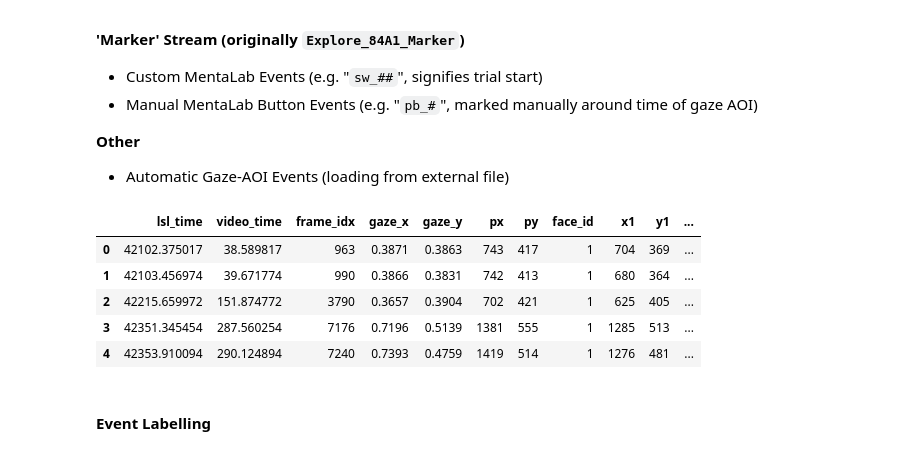
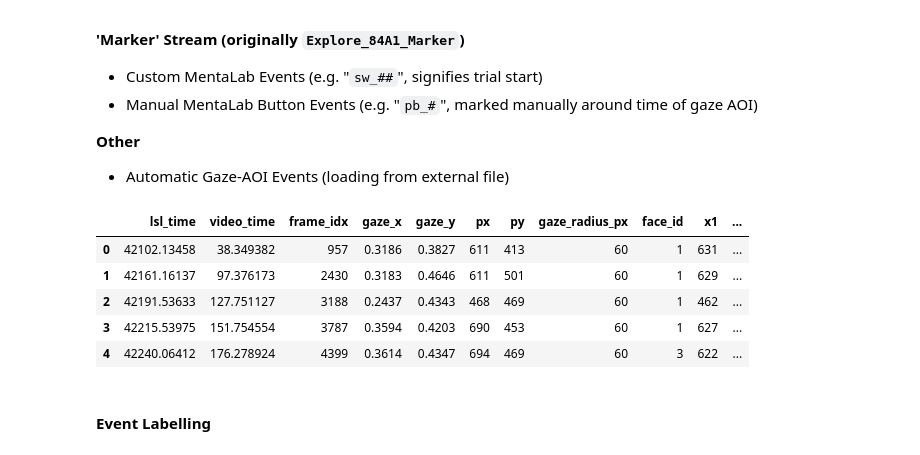
Before and after one commit to YouniPark/FYDP-rename_later-, a Jupyter notebook: poc/eeg_analysis/POC_EEG_Analysis.ipynb, the cells around one changed output. Drawn from its saved outputs; the diff is of its cells as text; code cells hidden in the pictures.

```diff
--- a/poc/eeg_analysis/POC_EEG_Analysis.ipynb
+++ b/poc/eeg_analysis/POC_EEG_Analysis.ipynb
@@ -86,23 +86,24 @@ import numpy as np
 import pandas as pd
 # %%
 ## Load Gaze-AOI Events
-gaze_aoi_markers = pd.read_csv('gaze_aoi_events.csv')
+file_name = '60px_events.csv'
+gaze_aoi_markers = pd.read_csv(file_name)
 
 # If lsl_time = video_time, update to correct it
 if gaze_aoi_markers['lsl_time'].iloc[0] == gaze_aoi_markers['video_time'].iloc[0]:
     lsl_tobii_diff = 42063.7852
     gaze_aoi_markers['lsl_time'] = gaze_aoi_markers['video_time'] + lsl_tobii_diff
     # Save the corrected times
     gaze_aoi_markers.to_csv('gaze_aoi_events.csv', index=False)
 
 gaze_aoi_markers.head()
 # %% [output]
-|  | lsl_time | video_time | frame_idx | gaze_x | gaze_y | px | py | face_id | x1 | y1 | ... |
-| 0 | 42102.375017 | 38.589817 | 963 | 0.3871 | 0.3863 | 743 | 417 | 1 | 704 | 369 | ... |
-| 1 | 42103.456974 | 39.671774 | 990 | 0.3866 | 0.3831 | 742 | 413 | 1 | 680 | 364 | ... |
-| 2 | 42215.659972 | 151.874772 | 3790 | 0.3657 | 0.3904 | 702 | 421 | 1 | 625 | 405 | ... |
-| 3 | 42351.345454 | 287.560254 | 7176 | 0.7196 | 0.5139 | 1381 | 555 | 1 | 1285 | 513 | ... |
-| 4 | 42353.910094 | 290.124894 | 7240 | 0.7393 | 0.4759 | 1419 | 514 | 1 | 1276 | 481 | ... |
+|  | lsl_time | video_time | frame_idx | gaze_x | gaze_y | px | py | gaze_radius_px | face_id | x1 | ... |
+| 0 | 42102.13458 | 38.349382 | 957 | 0.3186 | 0.3827 | 611 | 413 | 60 | 1 | 631 | ... |
+| 1 | 42161.16137 | 97.376173 | 2430 | 0.3183 | 0.4646 | 611 | 501 | 60 | 1 | 629 | ... |
+| 2 | 42191.53633 | 127.751127 | 3188 | 0.2437 | 0.4343 | 468 | 469 | 60 | 1 | 462 | ... |
+| 3 | 42215.53975 | 151.754554 | 3787 | 0.3594 | 0.4203 | 690 | 453 | 60 | 1 | 627 | ... |
+| 4 | 42240.06412 | 176.278924 | 4399 | 0.3614 | 0.4347 | 694 | 469 | 60 | 3 | 622 | ... |
 # %% [markdown]
 #### Event Labelling
 # %% [markdown]
```
Also changed, not shown: parts of 20 cells of this notebook, 2 other files.
